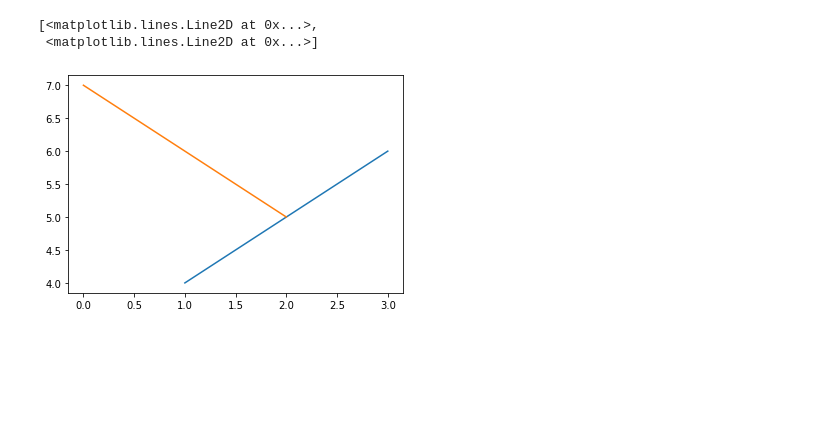
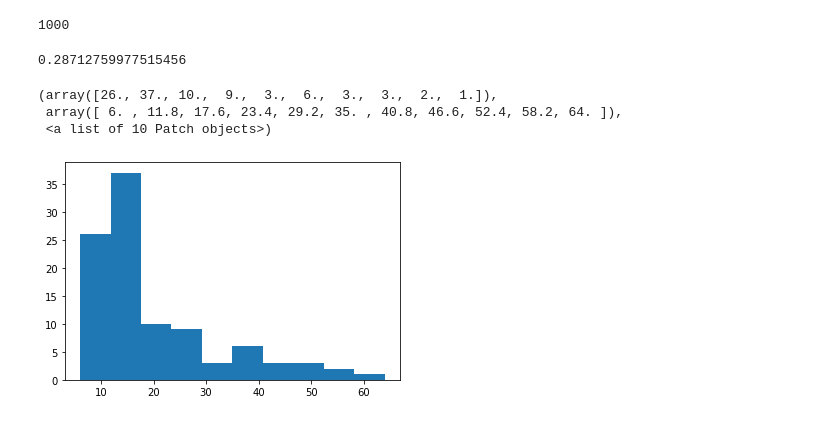
Before and after one commit to Katsutoshii/adversarial-epidemics, a Jupyter notebook: src/test.ipynb, the cells around one changed output. Saved outputs shown, nothing was run; the diff lists cells and outputs as text; code cells hidden in the pictures; blank space fills up the shorter version.

```diff
--- a/src/test.ipynb
+++ b/src/test.ipynb
@@ -1,7 +0,0 @@
-# %%
-import matplotlib.pyplot as plt
-plt.plot([1, 2, 3], [4, 5, 6], [7, 6, 5])
-# %% [output]
-[<matplotlib.lines.Line2D at 0x...>,
- <matplotlib.lines.Line2D at 0x...>]
-[figure, removed]
@@ -7,0 +4,18 @@ plt.plot([1, 2, 3], [4, 5, 6], [7, 6, 5])
+# %%
+PG: PACGraph = PACGraph(n=100, m=1000, p_p=1, p_c=0)
+# PG.draw()
+# %%
+PG.G.number_of_edges()
+# %% [output]
+1000
+# %%
+nx.transitivity(PG.G)
+# %% [output]
+0.28712759977515456
+# %%
+plt.hist([d for n, d in PG.G.degree()])
+# %% [output]
+(array([26., 37., 10.,  9.,  3.,  6.,  3.,  3.,  2.,  1.]),
+ array([ 6. , 11.8, 17.6, 23.4, 29.2, 35. , 40.8, 46.6, 52.4, 58.2, 64. ]),
+ <a list of 10 Patch objects>)
+[figure, added]
```
Also changed, not shown: parts of 2 cells of this notebook, 5 other files.
